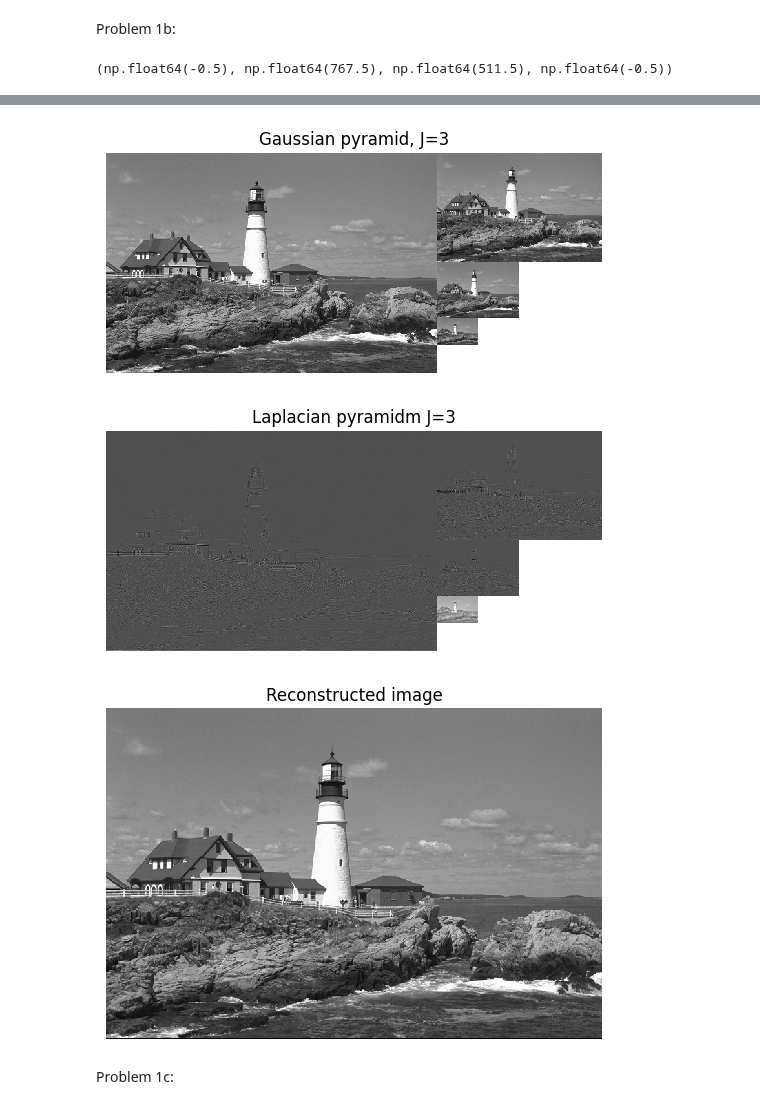
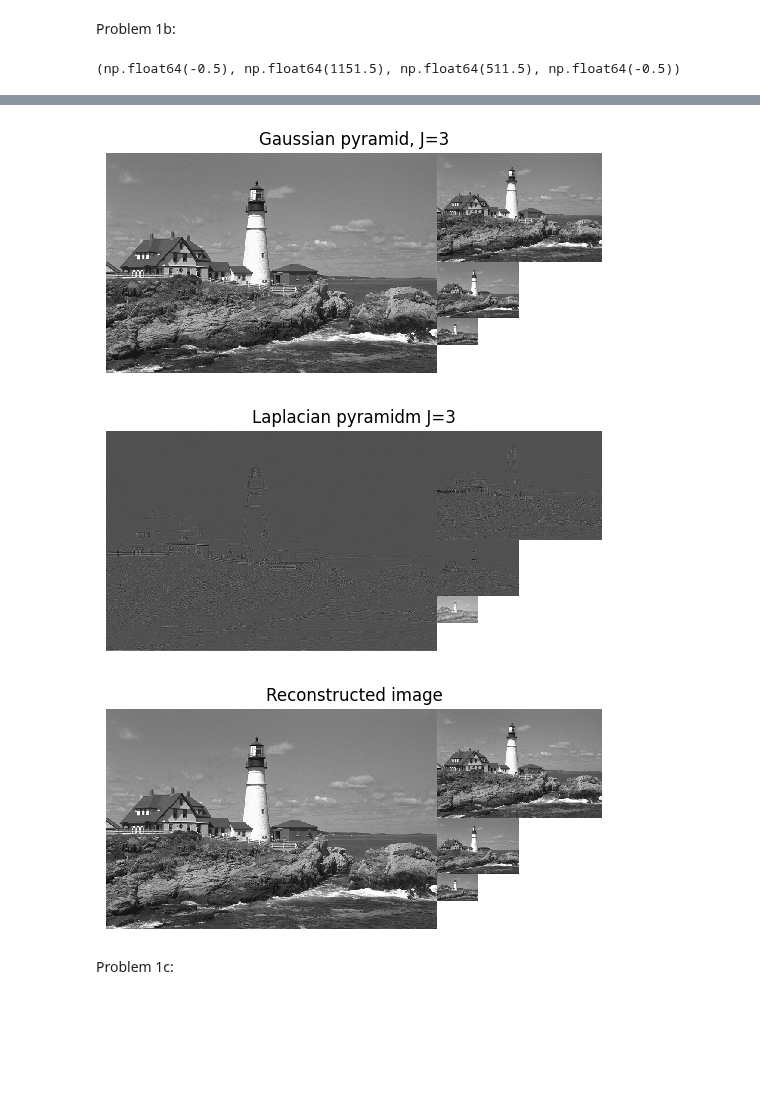
Before and after one commit to NMakarov97/ECE-GY-6123, a Jupyter notebook: HW3/ECE-6123 HW3.ipynb, the cells around one changed output, grey strips where cells are left out. Saved outputs shown, nothing was run; the diff lists cells and outputs as text; code cells hidden in the pictures; blank space fills up the shorter version.

Commit message:
Change reconstructed image to pyramid structure

```diff
--- a/HW3/ECE-6123 HW3.ipynb
+++ b/HW3/ECE-6123 HW3.ipynb
@@ -67,7 +67,7 @@ def laplacian_pyramid(im_data: np.ndarray, J: int) -> list[np.ndarray]:
 Problem 1b:
 # %%
 # Create Laplacian reconstruction function
-def reconstruct_laplacian(L: list[np.ndarray]) -> np.ndarray:
+def reconstruct_laplacian(L: list[np.ndarray]) -> list[np.ndarray]:
     '''
     Reconstruct and return a grayscale image from a Laplacian pyramid structure.
 
@@ -75,17 +75,17 @@ def reconstruct_laplacian(L: list[np.ndarray]) -> np.ndarray:
     L: list of size J filled with 2D numpy arrays of the Laplacian pyramid, with the first element being element 0
 
     Returns:
-    R: 2D numpy array of the reconstructed image in grayscale
+    R: list of size J filled with 2D numpy array of the reconstructed image in grayscale
     '''
 
     # Create reconstructed image structure
-    R = L[0]
+    R = [L[0]]
 
     # Iterate over levels of the laplacian pyramid
     for i in range(0,len(L)-1):
         (height,width) = L[i+1].shape # Get new width and height
-        U = cv2.resize(R,(width,height),interpolation=cv2.INTER_CUBIC) # Perform upscaling for next layer
-        R = L[i+1] + U # Calculate new reconstructed layer
+        U = cv2.resize(R[i],(width,height),interpolation=cv2.INTER_CUBIC) # Perform upscaling for next layer
+        R.append(L[i+1] + U) # Calculate new reconstructed layer
 
     return R
 
@@ -129,36 +129,37 @@ L = laplacian_pyramid(image, 3) # Laplacian pyramid
 R = reconstruct_laplacian(L) # Reconstructed image
 
 # Create figure for original image
 plt.figure()
 plt.imshow(image, interpolation='none', cmap='gray')
 plt.title('Original image')
 plt.axis('off')
 
 # Create figure for composite Gaussian image
 C = composite_image(G)
 plt.figure()
 plt.imshow(C, interpolation='none', cmap='gray')
 plt.title('Gaussian pyramid, J=3')
 plt.axis('off')
 
 # Create figure for composite Laplacian image
 C = composite_image(L)
 plt.figure()
 plt.imshow(C, interpolation='none', cmap='gray')
 plt.title('Laplacian pyramidm J=3')
 plt.axis('off')
 
 # Create figure for reconstructed image
+C = composite_image(R)
 plt.figure()
-plt.imshow(R, interpolation='none', cmap='gray')
+plt.imshow(C, interpolation='none', cmap='gray')
 plt.title('Reconstructed image')
 plt.axis('off')
 # %% [output]
-(np.float64(-0.5), np.float64(767.5), np.float64(511.5), np.float64(-0.5))
+(np.float64(-0.5), np.float64(1151.5), np.float64(511.5), np.float64(-0.5))
 [figure]
 [figure]
 [figure]
-[figure, old version]
+[figure, new version]
 # %% [markdown]
 Problem 1c:
 # %%
```
Also changed, not shown: parts of 1 cell of this notebook.
